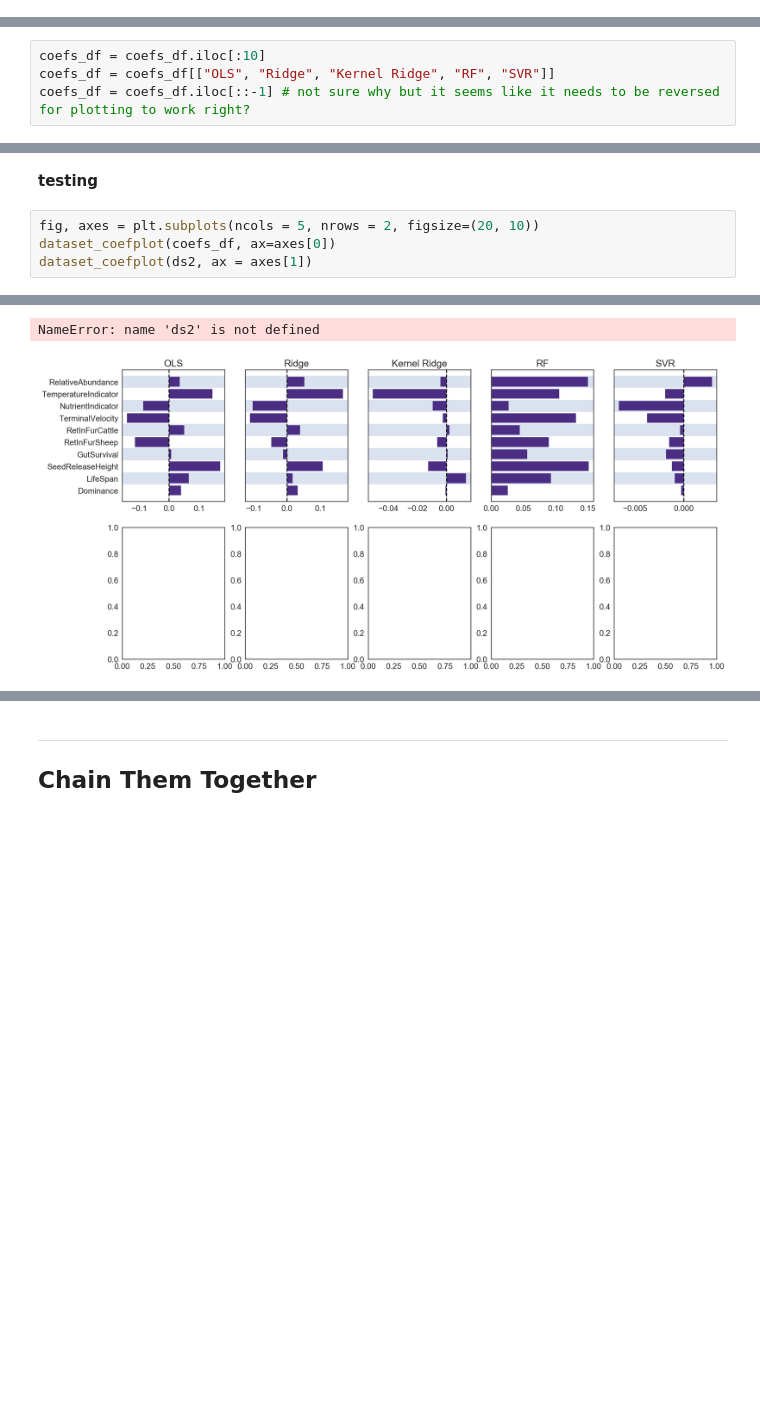
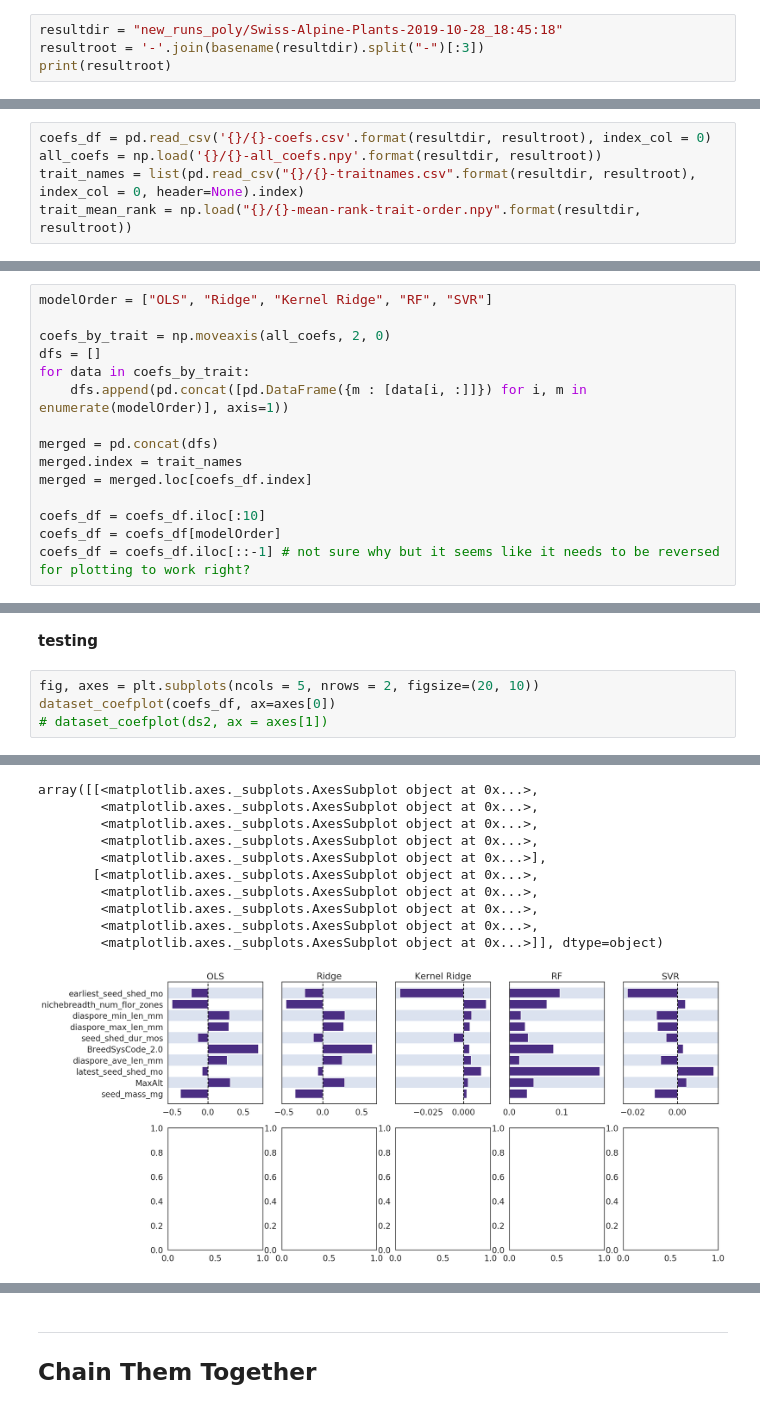
Before and after one commit to HuckleyLab/cc_traits, a Jupyter notebook: code/1-Coefficient-Summary-Plots.ipynb, the cells around one changed output, grey strips where cells are left out. Drawn from its saved outputs; the diff is of its cells as text; blank space fills up the shorter version.

```diff
--- a/code/1-Coefficient-Summary-Plots.ipynb
+++ b/code/1-Coefficient-Summary-Plots.ipynb
@@ -24,0 +32,4 @@ coefs_df = pd.read_csv('../code/European-Plants-2018-12-07_11:10:45/European-Pla
+# %%
+resultdir = "new_runs_poly/Swiss-Alpine-Plants-2019-10-28_18:45:18"
+resultroot = '-'.join(basename(resultdir).split("-")[:3])
+print(resultroot)
@@ -24,0 +38,5 @@ coefs_df = pd.read_csv('../code/European-Plants-2018-12-07_11:10:45/European-Pla
+# %%
+coefs_df = pd.read_csv('{}/{}-coefs.csv'.format(resultdir, resultroot), index_col = 0)
+all_coefs = np.load('{}/{}-all_coefs.npy'.format(resultdir, resultroot))
+trait_names = list(pd.read_csv("{}/{}-traitnames.csv".format(resultdir, resultroot), index_col = 0, header=None).index)
+trait_mean_rank = np.load("{}/{}-mean-rank-trait-order.npy".format(resultdir, resultroot))
@@ -25,6 +59,17 @@ coefs_df = pd.read_csv('../code/European-Plants-2018-12-07_11:10:45/European-Pla
 # %%
+modelOrder = ["OLS", "Ridge", "Kernel Ridge", "RF", "SVR"]
+
+coefs_by_trait = np.moveaxis(all_coefs, 2, 0)
+dfs = []
+for data in coefs_by_trait:
+    dfs.append(pd.concat([pd.DataFrame({m : [data[i, :]]}) for i, m in enumerate(modelOrder)], axis=1))
+
+merged = pd.concat(dfs)
+merged.index = trait_names
+merged = merged.loc[coefs_df.index]
+
 coefs_df = coefs_df.iloc[:10]
-coefs_df = coefs_df[["OLS", "Ridge", "Kernel Ridge", "RF", "SVR"]]
+coefs_df = coefs_df[modelOrder]
 coefs_df = coefs_df.iloc[::-1] # not sure why but it seems like it needs to be reversed for plotting to work right?
 # %%
 def coefsSubplot(coefs, method, ax, labels=None):
@@ -80,5 +125,5 @@ def dataset_coefplot(dataset_coefs, ax = None, title=None):
 # %%
 fig, axes = plt.subplots(ncols = 5, nrows = 2, figsize=(20, 10))
 dataset_coefplot(coefs_df, ax=axes[0])
-dataset_coefplot(ds2, ax = axes[1])
+# dataset_coefplot(ds2, ax = axes[1])
 # %% [output]
@@ -89,2 +135,11 @@ Index(['Dominance', 'LifeSpan', 'SeedReleaseHeight', 'GutSurvival',
-NameError: name 'ds2' is not defined
+array([[<matplotlib.axes._subplots.AxesSubplot object at 0x...>,
+        <matplotlib.axes._subplots.AxesSubplot object at 0x...>,
+        <matplotlib.axes._subplots.AxesSubplot object at 0x...>,
+        <matplotlib.axes._subplots.AxesSubplot object at 0x...>,
+        <matplotlib.axes._subplots.AxesSubplot object at 0x...>],
+       [<matplotlib.axes._subplots.AxesSubplot object at 0x...>,
+        <matplotlib.axes._subplots.AxesSubplot object at 0x...>,
+        <matplotlib.axes._subplots.AxesSubplot object at 0x...>,
+        <matplotlib.axes._subplots.AxesSubplot object at 0x...>,
+        <matplotlib.axes._subplots.AxesSubplot object at 0x...>]], dtype=object)
-[figure, old version]
+[figure, new version]
```
Also changed, not shown: parts of 17 cells of this notebook.
